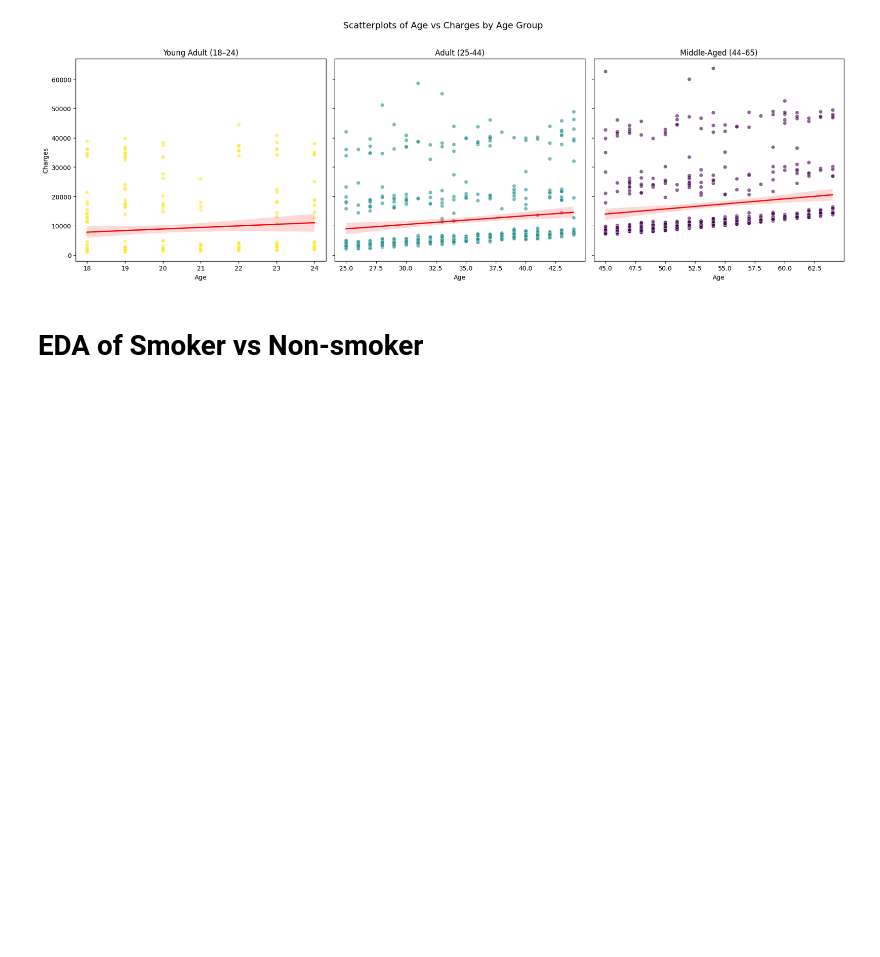
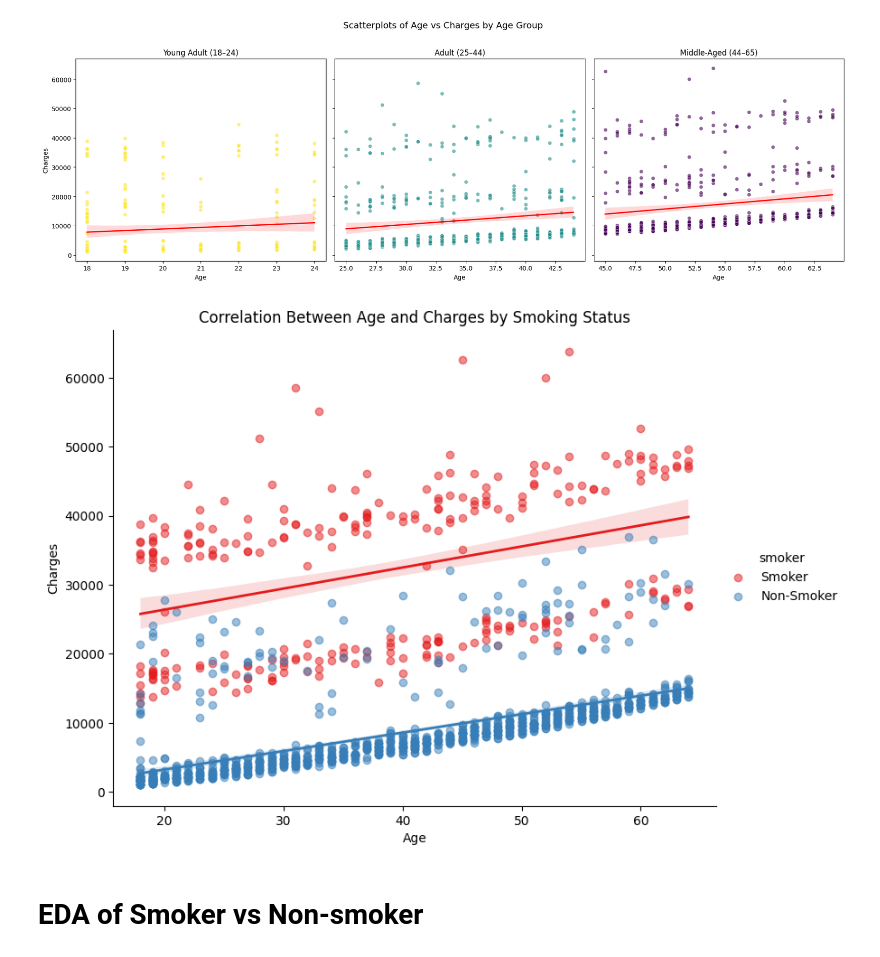
Before and after one commit to grayycc/datathon-2025, a Jupyter notebook: insurance.ipynb, the cells around one changed output. Cells and saved outputs as stored; diff of their text form; code cells hidden in the pictures; blank space fills up the shorter version.

```diff
--- a/insurance.ipynb
+++ b/insurance.ipynb
@@ -154,6 +154,24 @@ plt.tight_layout(rect=[0, 0, 1, 0.96])
 plt.show()
 # %% [output]
 [figure]
+# %%
+sns.lmplot(
+    x='age',
+    y='charges',
+    data=data,
+    hue='smoker',
+    scatter_kws={'alpha':0.5},
+    line_kws={'linewidth':2},
+    palette='Set1',
+    height=6,
+    aspect=1.3
+)
+plt.title('Correlation Between Age and Charges by Smoking Status')
+plt.xlabel('Age')
+plt.ylabel('Charges')
+plt.show()
+# %% [output]
+[figure, added]
 # %% [markdown]
 # EDA of Smoker vs Non-smoker
 # %%
```
Also changed, not shown: parts of 4 cells of this notebook.
